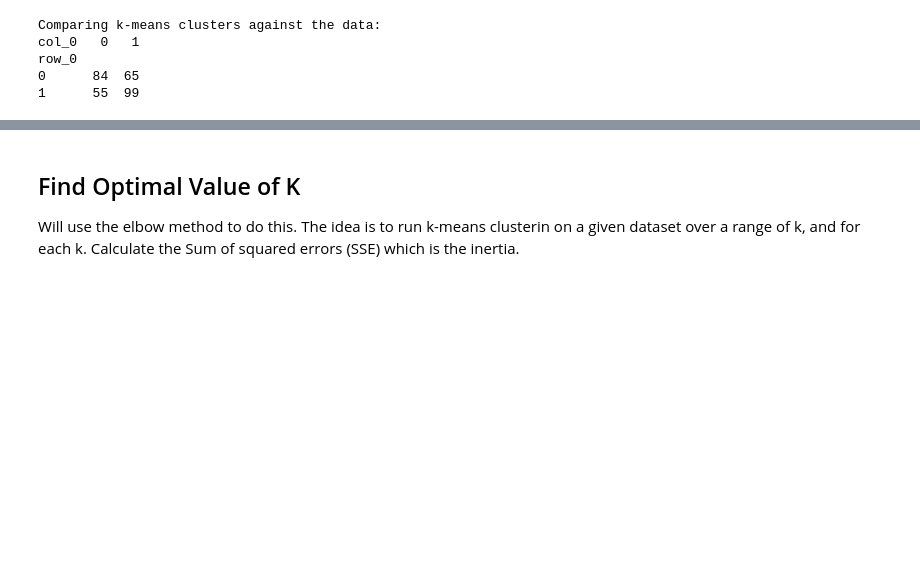
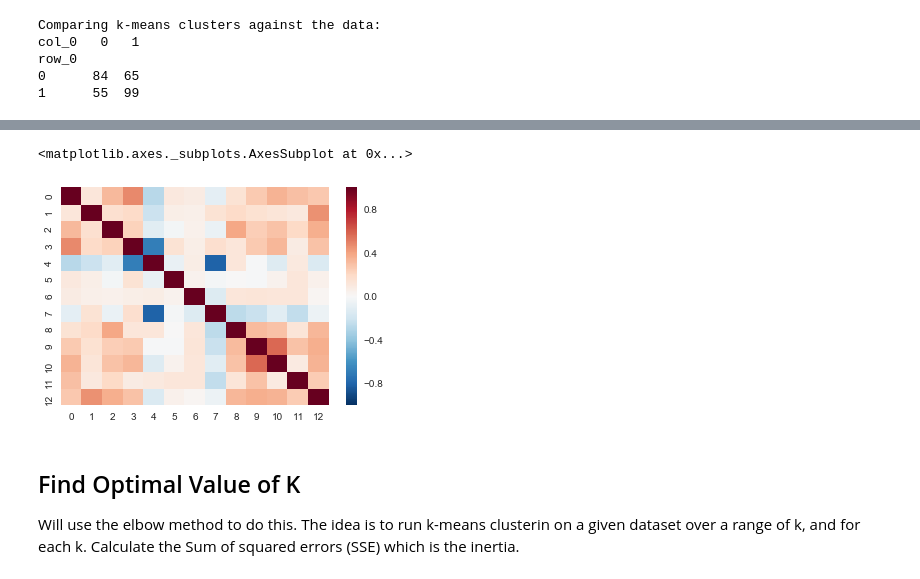
Before and after one commit to madderle/Data-Science-Bootcamp, a Jupyter notebook: Unit 4/More Clusters.ipynb, the cells around one changed output, grey strips where cells are left out. Saved outputs shown, nothing was run; the diff lists cells and outputs as text; code cells hidden in the pictures; blank space fills up the shorter version.

```diff
--- a/Unit 4/More Clusters.ipynb
+++ b/Unit 4/More Clusters.ipynb
@@ -58,3 +58,6 @@ col_0   0   1
 row_0
 0      84  65
 1      55  99
+# %%
+data=pd.DataFrame(X_norm)
+data.head()
@@ -61,3 +71,9 @@ row_0
+# %%
+plt.figsize=(16,8)
+sns.heatmap(data.corr())
+# %% [output]
+<matplotlib.axes._subplots.AxesSubplot at 0x...>
+[figure, added]
 # %% [markdown]
 ## Find Optimal Value of K
 Will use the elbow method to do this. The idea is to run k-means clusterin on a given dataset over a range of k, and for each k. Calculate the Sum of squared errors (SSE) which is the inertia.
```
Also changed, not shown: parts of 5 cells of this notebook.
